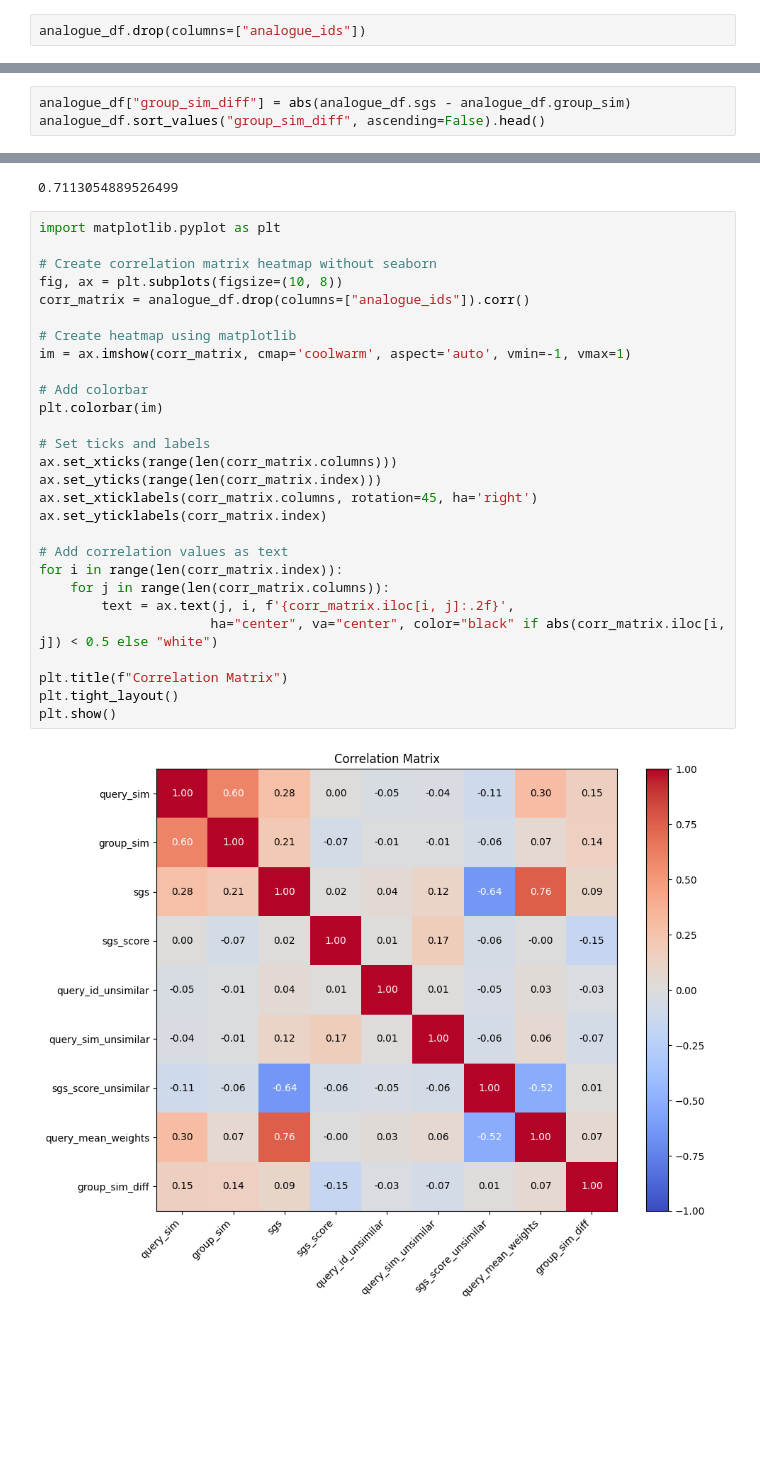
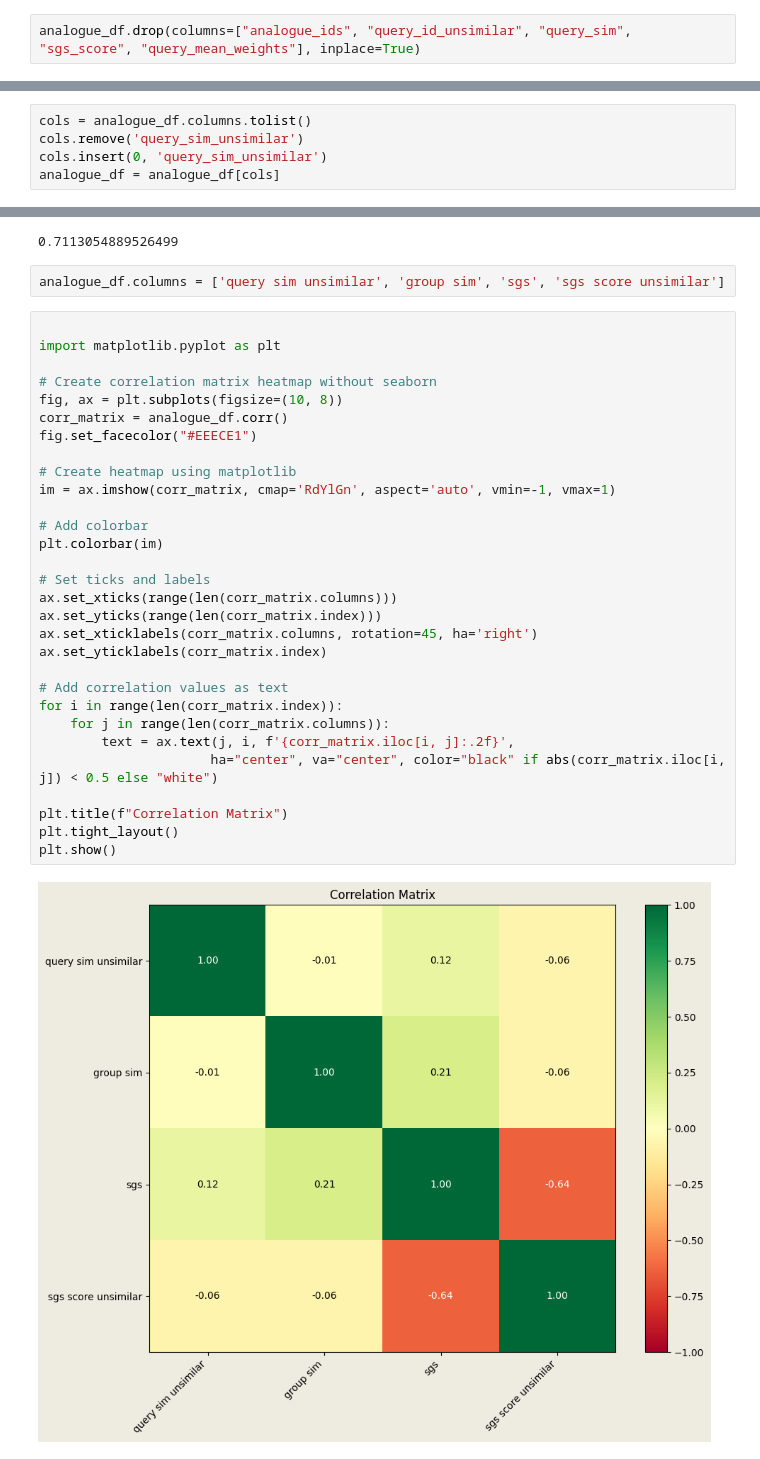
Before and after one commit to Knerten0815/master-thesis-code, a Jupyter notebook: 04_dissimilarity-benchmark.ipynb, the cells around one changed output, grey strips where cells are left out. Drawn from its saved outputs; the diff is of its cells as text; blank space fills up the shorter version.

Commit message:
updated figures. Added dissimilarity benchmark for n < 10

```diff
--- a/04_dissimilarity-benchmark.ipynb
+++ b/04_dissimilarity-benchmark.ipynb
@@ -249,2 +215,2 @@ analogue_df
 # %%
-analogue_df.drop(columns=["analogue_ids"])
+analogue_df.drop(columns=["analogue_ids", "query_id_unsimilar", "query_sim", "sgs_score", "query_mean_weights"], inplace=True)
@@ -283,3 +217,8 @@ dissim_df.drop(columns=["analogue_ids", "query_id_unsimilar", "query_sim_unsimil
+# %%
+cols = analogue_df.columns.tolist()
+cols.remove('query_sim_unsimilar')
+cols.insert(0, 'query_sim_unsimilar')
+analogue_df = analogue_df[cols]
 # %%
 analogue_df.describe()
 # %% [output]
@@ -295,3 +233,0 @@ analogue_df.describe()
-# %%
-analogue_df["group_sim_diff"] = abs(analogue_df.sgs - analogue_df.group_sim)
-analogue_df.sort_values("group_sim_diff", ascending=False).head()
@@ -370,33 +266,37 @@ analogue_df.sgs_score_unsimilar.hist(bins=100)#, range=(xmin, xmax)).set_ylim(to
 analogue_df.sgs_score_unsimilar.quantile(0.99)
 # %% [output]
 0.7113054889526499
+# %%
+analogue_df.columns = ['query sim unsimilar', 'group sim', 'sgs', 'sgs score unsimilar']
 # %%
+
 import matplotlib.pyplot as plt
 
 # Create correlation matrix heatmap without seaborn
 fig, ax = plt.subplots(figsize=(10, 8))
-corr_matrix = analogue_df.drop(columns=["analogue_ids"]).corr()
+corr_matrix = analogue_df.corr()
+fig.set_facecolor("#EEECE1")
 
 # Create heatmap using matplotlib
-im = ax.imshow(corr_matrix, cmap='coolwarm', aspect='auto', vmin=-1, vmax=1)
+im = ax.imshow(corr_matrix, cmap='RdYlGn', aspect='auto', vmin=-1, vmax=1)
 
 # Add colorbar
 plt.colorbar(im)
 
 # Set ticks and labels
 ax.set_xticks(range(len(corr_matrix.columns)))
 ax.set_yticks(range(len(corr_matrix.index)))
 ax.set_xticklabels(corr_matrix.columns, rotation=45, ha='right')
 ax.set_yticklabels(corr_matrix.index)
 
 # Add correlation values as text
 for i in range(len(corr_matrix.index)):
     for j in range(len(corr_matrix.columns)):
         text = ax.text(j, i, f'{corr_matrix.iloc[i, j]:.2f}',
                       ha="center", va="center", color="black" if abs(corr_matrix.iloc[i, j]) < 0.5 else "white")
 
 plt.title(f"Correlation Matrix")
 plt.tight_layout()
 plt.show()
 # %% [output]
-[figure, old version]
+[figure, new version]
```
Also changed, not shown: parts of 21 cells of this notebook, 7 other files.
